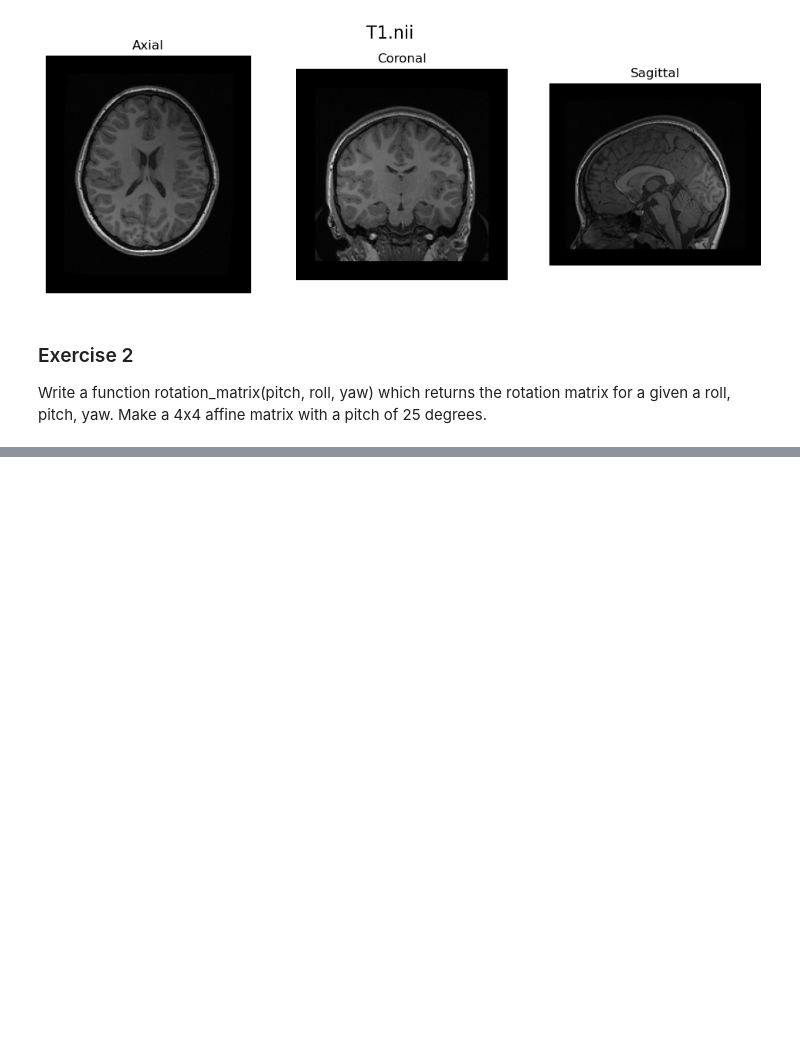
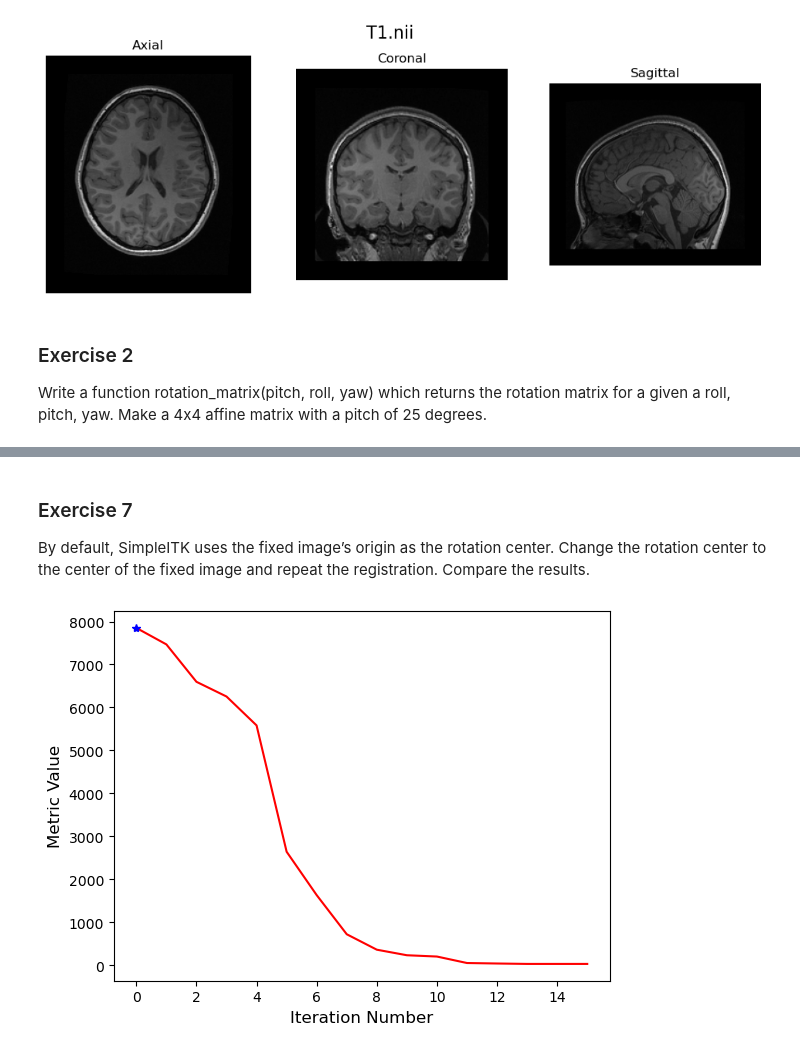
Before and after one commit to davidbasilio/DTUImageAnalysis, a Jupyter notebook: exercises/ex9-AdvancedRegistration/Ex9-AdvancedRegistration.ipynb, the cells around one changed output, grey strips where cells are left out. Drawn from its saved outputs; the diff is of its cells as text; code cells hidden in the pictures; blank space fills up the shorter version.

```diff
--- a/exercises/ex9-AdvancedRegistration/Ex9-AdvancedRegistration.ipynb
+++ b/exercises/ex9-AdvancedRegistration/Ex9-AdvancedRegistration.ipynb
@@ -245,0 +351,48 @@ print(affine_matrix)
+# %% [markdown]
+### Exercise 7
+By default, SimpleITK uses the fixed image’s origin as the rotation center. Change the rotation center to the center of the fixed image and repeat the registration. Compare the results.
+# %%
+initTransform = sitk.CenteredTransformInitializer(fixed_image, moving_image, sitk.Euler3DTransform(), sitk.CenteredTransformInitializerFilter.GEOMETRY)
+
+# Set the registration - Fig. 1 from the Theory Note
+R = sitk.ImageRegistrationMethod()
+
+# Set a one-level the pyramid scheule. [Pyramid step]
+R.SetShrinkFactorsPerLevel(shrinkFactors = [2])
+R.SetSmoothingSigmasPerLevel(smoothingSigmas=[0])
+R.SmoothingSigmasAreSpecifiedInPhysicalUnitsOn()
+
+# Set the interpolator [Interpolation step]
+R.SetInterpolator(sitk.sitkLinear)
+
+# Set the similarity metric [Metric step]
+R.SetMetricAsMeanSquares()
+
+# Set the sampling strategy [Sampling step]
+R.SetMetricSamplingStrategy(R.RANDOM)
+R.SetMetricSamplingPercentage(0.50)
+
+# Set the optimizer [Optimization step]
+R.SetOptimizerAsPowell(stepLength=0.1, numberOfIterations=25)
+
+# Initialize the transformation type to rigid
+initTransform = sitk.Euler3DTransform()
+R.SetInitialTransform(initTransform, inPlace=False)
+
+# Some extra functions to keep track to the optimization process
+# R.AddCommand(sitk.sitkIterationEvent, lambda: command_iteration(R)) # Print the iteration number and metric value
+R.AddCommand(sitk.sitkStartEvent, start_plot) # Plot the similarity metric values across iterations
+R.AddCommand(sitk.sitkEndEvent, end_plot)
+R.AddCommand(sitk.sitkMultiResolutionIterationEvent, update_multires_iterations)
+R.AddCommand(sitk.sitkIterationEvent, lambda: plot_values(R))
+
+# Estimate the registration transformation [metric, optimizer, transform]
+tform_reg = R.Execute(fixed_image, moving_image)
+
+# Apply the estimated transformation to the moving image
+ImgT1_B = sitk.Resample(moving_image, tform_reg)
+
+# Save
+sitk.WriteImage(ImgT1_B, dir_in + 'ImgT1_B.nii')
+# %% [output]
+[figure, added]
```
Also changed, not shown: parts of 20 cells of this notebook.
